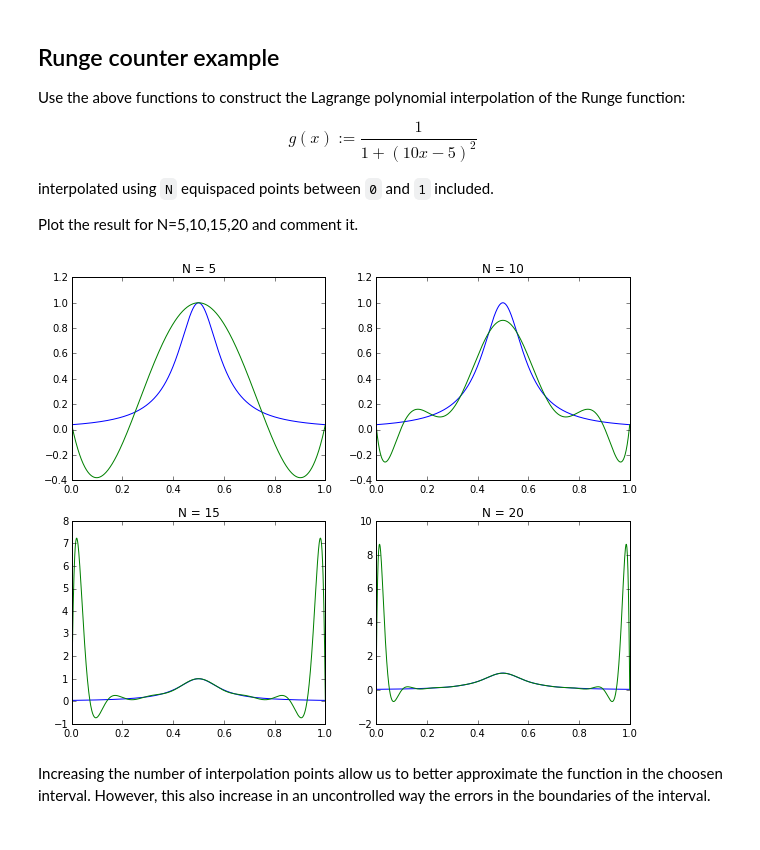
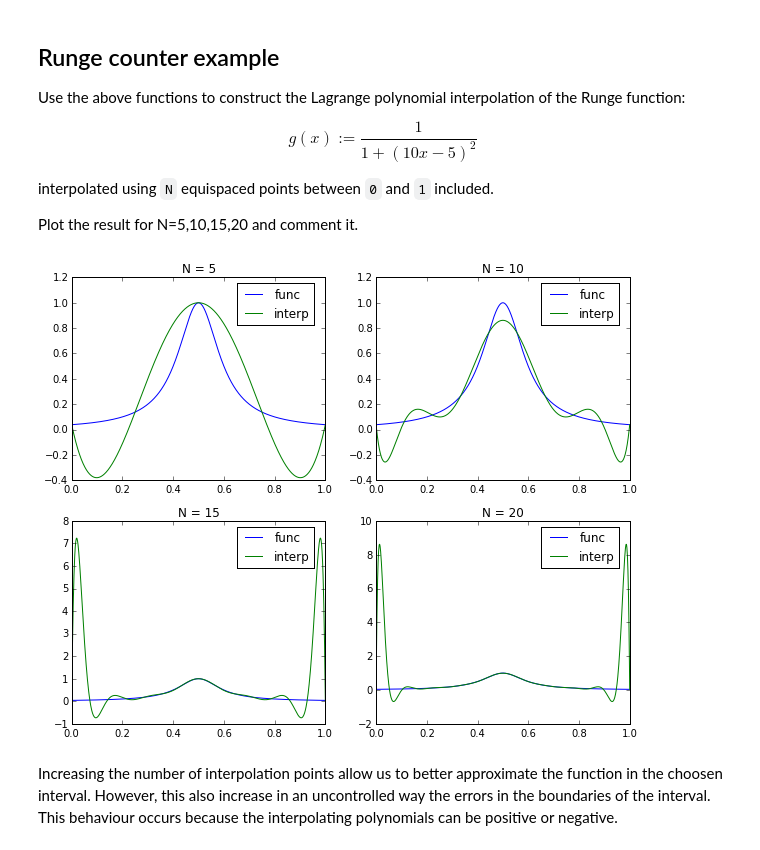
Before and after one commit to pdicerbo/P1.4, a Jupyter notebook: Basics/D1-exercises.ipynb, the cells around one changed output. Drawn from its saved outputs; the diff is of its cells as text; code cells hidden in the pictures.

```diff
--- a/Basics/D1-exercises.ipynb
+++ b/Basics/D1-exercises.ipynb
@@ -408,26 +409,27 @@ Plot the result for N=5,10,15,20 and comment it.
 # %%
 runge_func = lambda x: (1. + (10. * x - 5)**2)**(-1)
 
 N = linspace(5, 20, 4, dtype=int)
 x = linspace(0,1,1001)
 
 # array-like subplot
 f, plot_arr = subplots(2, 2, figsize = (10, 8))
 i_plot = 0
 j_plot = 0
 
 for n in N:
     xi = linspace(0,1,n)
     Lg = lagrange_interpolation(xi, runge_func)
-    plot_arr[i_plot, j_plot].plot(x, runge_func(x))
-    plot_arr[i_plot, j_plot].plot(x, Lg(x))
+    plot_arr[i_plot, j_plot].plot(x, runge_func(x), label = 'func')
+    plot_arr[i_plot, j_plot].plot(x, Lg(x), label = 'interp')
     plot_arr[i_plot, j_plot].set_title('N = %d' % n)
+    plot_arr[i_plot, j_plot].legend(bbox_to_anchor=(.98, 1.))
     if j_plot == 0:
         j_plot = 1
     else:
         j_plot = 0
         i_plot=1
 # %% [output]
-[figure, old version]
+[figure, new version]
 # %% [markdown]
-Increasing the number of interpolation points allow us to better approximate the function in the choosen interval. However, this also increase in an uncontrolled way the errors in the boundaries of the interval.
+Increasing the number of interpolation points allow us to better approximate the function in the choosen interval. However, this also increase in an uncontrolled way the errors in the boundaries of the interval. This behaviour occurs because the interpolating polynomials can be positive or negative.
```
Also changed, not shown: parts of 2 cells of this notebook.
